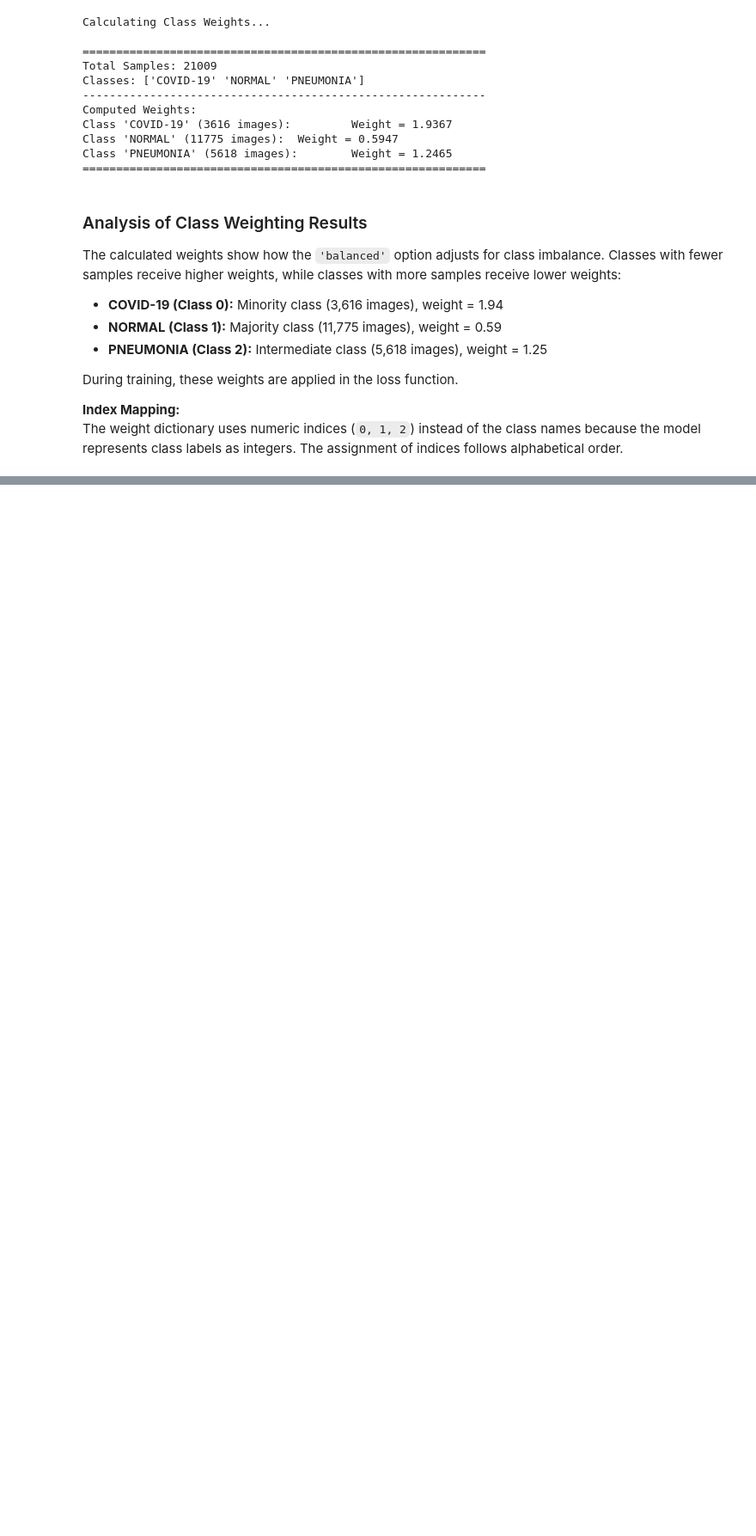
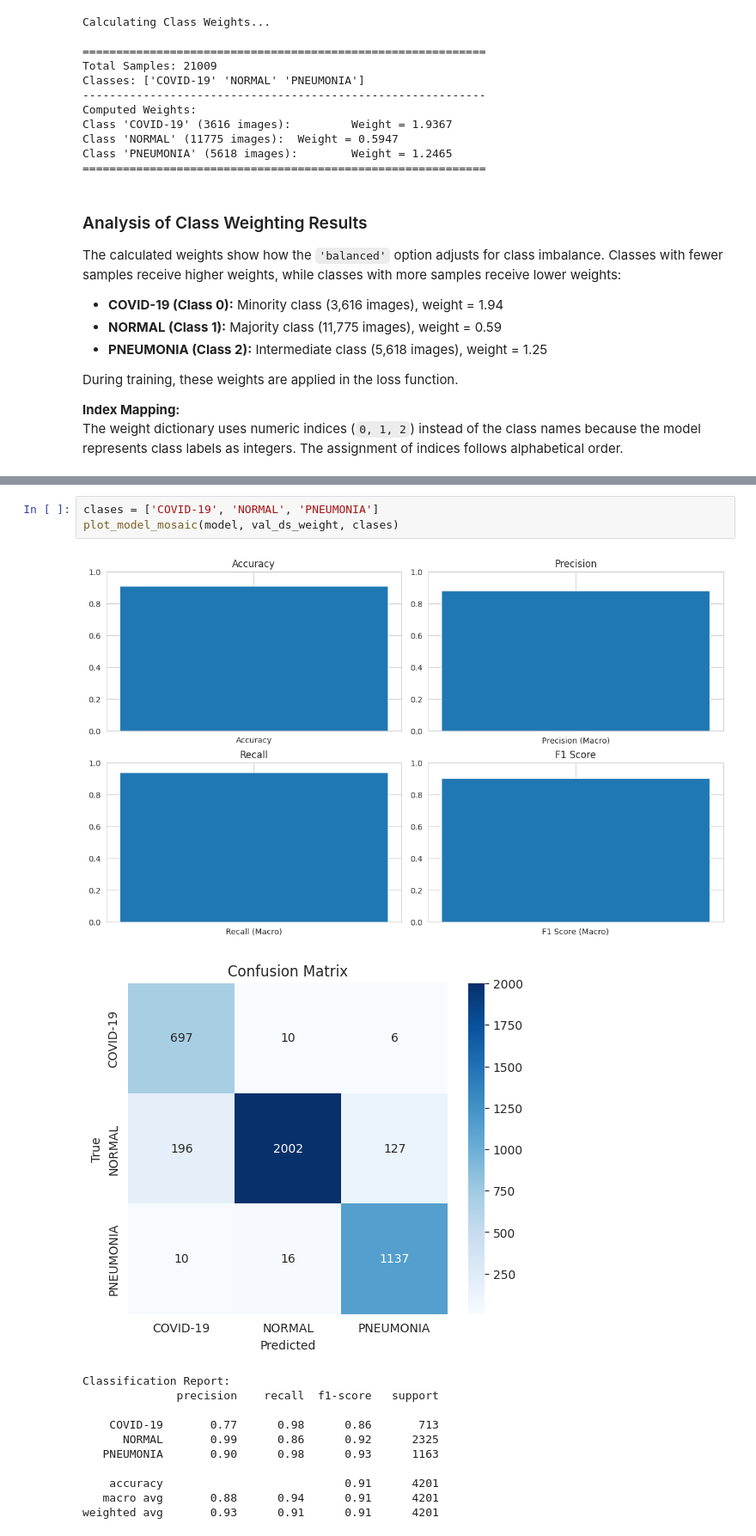
Before and after one commit to juliancramos/cnn-pneumonia-covid-detector, a Jupyter notebook: cnn-pneumonia-covid-detector.ipynb, the cells around one changed output, grey strips where cells are left out. Shown at 86% size. Drawn from its saved outputs; the diff is of its cells as text; blank space fills up the shorter version.

```diff
--- a/cnn-pneumonia-covid-detector.ipynb
+++ b/cnn-pneumonia-covid-detector.ipynb
@@ -1120,0 +1810,16 @@ model.add(Dense(3, activation='softmax'))
+# %%
+clases = ['COVID-19', 'NORMAL', 'PNEUMONIA']
+plot_model_mosaic(model, val_ds_weight, clases)
+# %% [output]
+[figure, added]
+[figure, added]
+Classification Report:
+              precision    recall  f1-score   support
+
+    COVID-19       0.77      0.98      0.86       713
+      NORMAL       0.99      0.86      0.92      2325
+   PNEUMONIA       0.90      0.98      0.93      1163
+
+    accuracy                           0.91      4201
+   macro avg       0.88      0.94      0.91      4201
+weighted avg       0.93      0.91      0.91      4201
```
Also changed, not shown: parts of 75 cells of this notebook.
